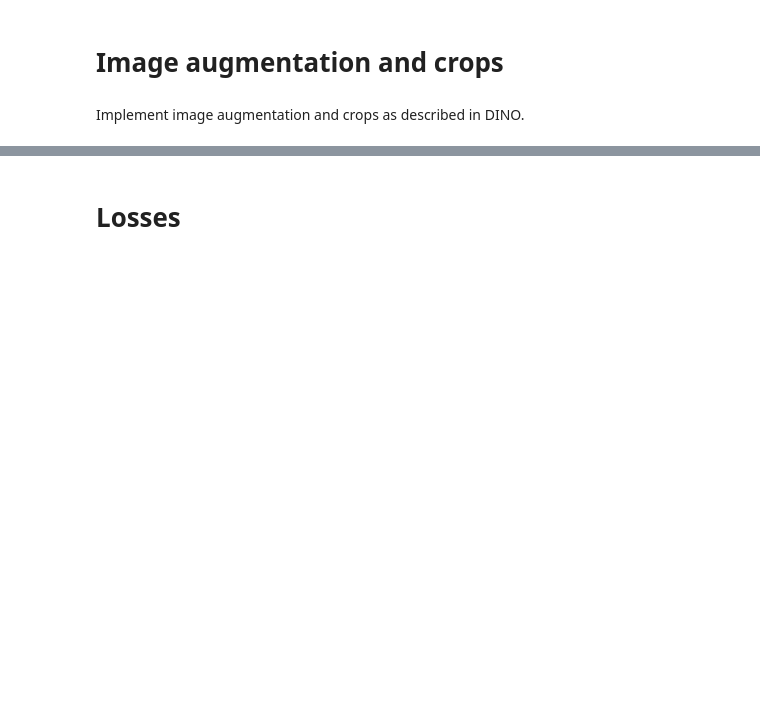
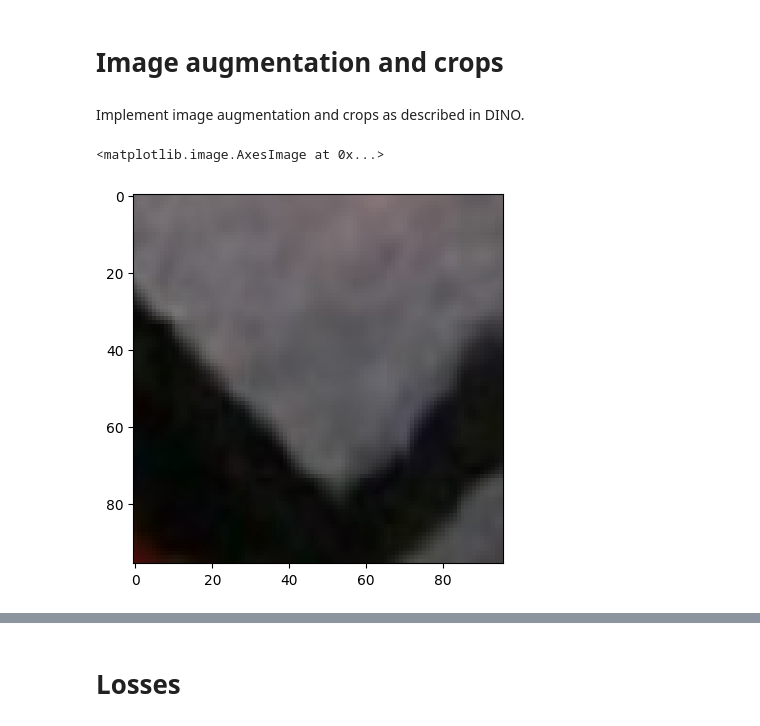
Before and after one commit to dubstepenjoyer/dvfu_tasks, a Jupyter notebook: feature_extraction.ipynb, the cells around one changed output, grey strips where cells are left out. Saved outputs shown, nothing was run; the diff lists cells and outputs as text; code cells hidden in the pictures; blank space fills up the shorter version.

```diff
--- a/feature_extraction.ipynb
+++ b/feature_extraction.ipynb
@@ -81,9 +80,9 @@ def geometric_augmentation(image, size, crop_scale):
     scale = np.random.uniform(crop_scale[0], crop_scale[1])
 
     crop_size = size * scale
-    crop_size = np.sqrt(crop_size ** 2 * ratio), np.sqrt(crop_size ** 2 / ratio)
+    crop_size = int(np.sqrt(crop_size ** 2 * ratio)), int(np.sqrt(crop_size ** 2 / ratio))
 
-    image = tf.image.random_crop(image, size=(crop_size, crop_size, 3))
+    image = tf.image.random_crop(image, size=(crop_size[0], crop_size[1], 3))
     image = tf.image.resize(image, size=(size, size))
     image = tf.image.flip_left_right(image)
     return image
@@ -144,3 +144,12 @@ def dino_augmentation(image, global_crops_scale=(0.14, 1), local_crops_scale=(0.
     output["offsets"] = ()
 
     return output
+# %%
+image1 = tf.io.decode_image(tf.io.read_file('data/000002b66c9c498e.jpg'))
+# %%
+image = geometric_augmentation(image1, 96, (0.4, 0.8))
+image = tf.cast(image, tf.uint8)
+plt.imshow(image.numpy())
+# %% [output]
+<matplotlib.image.AxesImage at 0x...>
+[figure, added]
```
Also changed, not shown: parts of 6 cells of this notebook.
